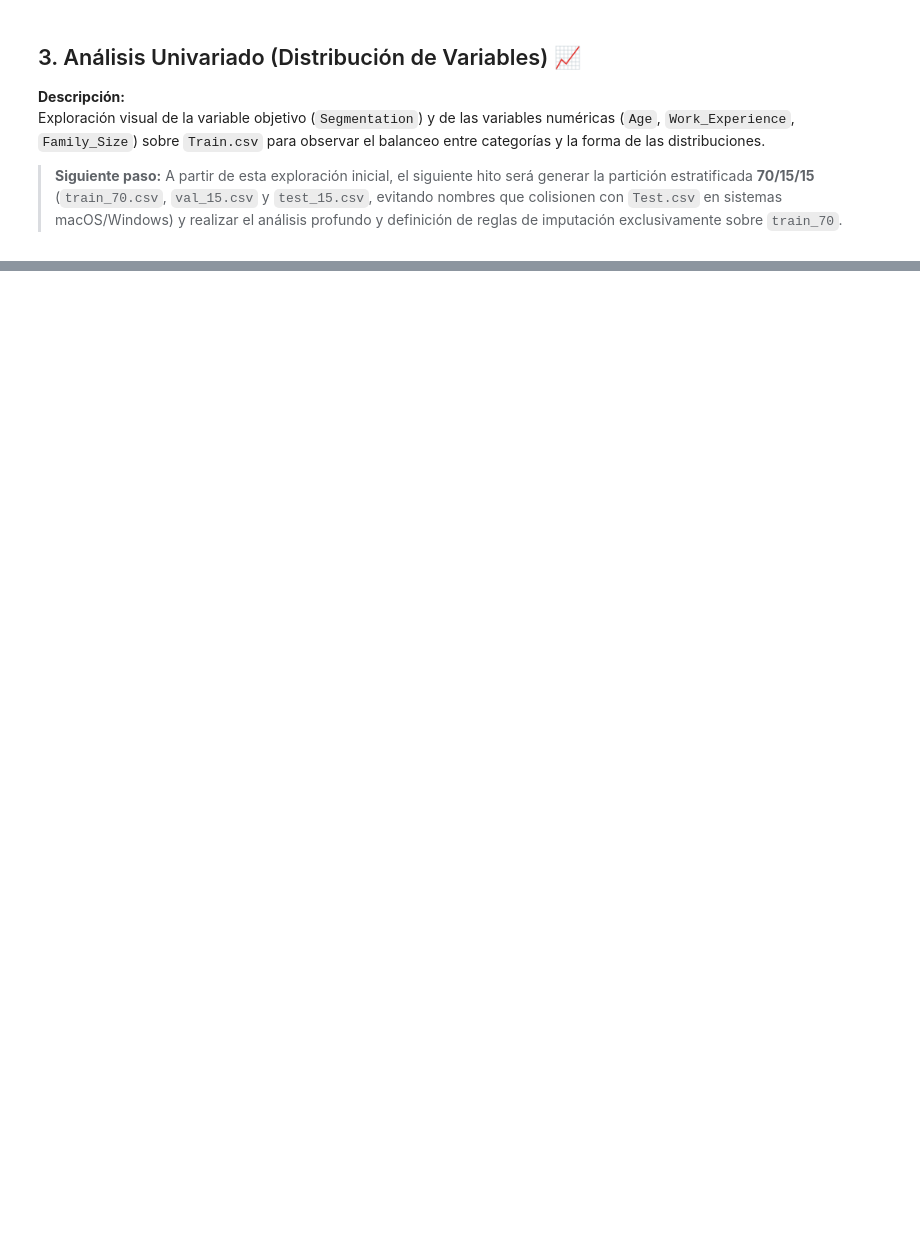
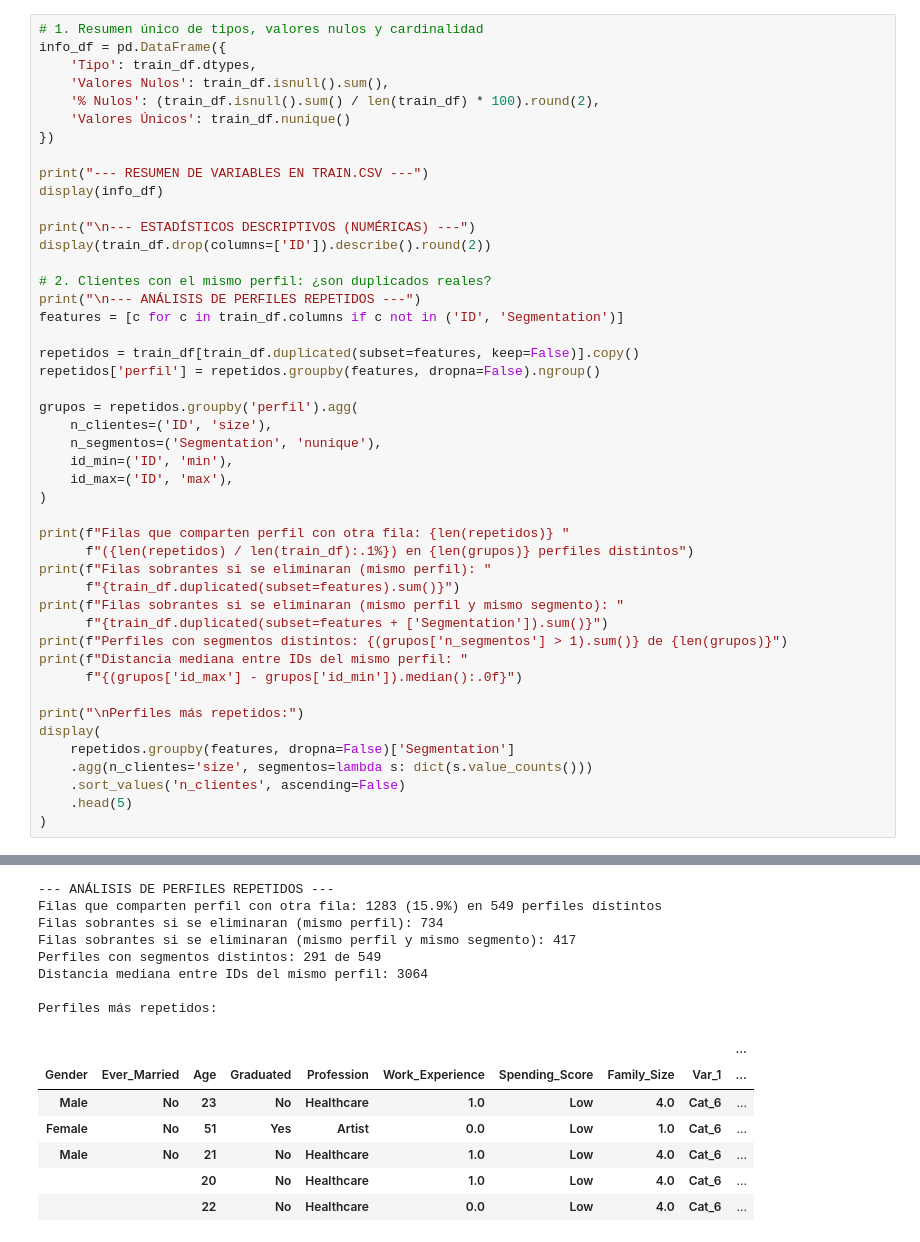
Before and after one commit to IA-P1-BCN/customer-segmentation-multiclass, a Jupyter notebook: 01_eda_inicial.ipynb, the cells around one changed output, grey strips where cells are left out. Saved outputs shown, nothing was run; the diff lists cells and outputs as text; blank space fills up the shorter version.

Commit message:
fix(eda): regenerar split siempre, Restart & Run All y añadir perfiles repetidos y categoricas

```diff
--- a/01_eda_inicial.ipynb
+++ b/01_eda_inicial.ipynb
@@ -95,6 +56,47 @@ display(train_df.drop(columns=['ID']).describe().round(2))
-# %% [markdown]
-## 3. Análisis Univariado (Distribución de Variables) 📈
-**Descripción:**
-Exploración visual de la variable objetivo (`Segmentation`) y de las variables numéricas (`Age`, `Work_Experience`, `Family_Size`) sobre `Train.csv` para observar el balanceo entre categorías y la forma de las distribuciones.
-
-> **Siguiente paso:** A partir de esta exploración inicial, el siguiente hito será generar la partición estratificada **70/15/15** (`train_70.csv`, `val_15.csv` y `test_15.csv`, evitando nombres que colisionen con `Test.csv` en sistemas macOS/Windows) y realizar el análisis profundo y definición de reglas de imputación exclusivamente sobre `train_70`.
+# %%
+# 1. Resumen único de tipos, valores nulos y cardinalidad
+info_df = pd.DataFrame({
+    'Tipo': train_df.dtypes,
+    'Valores Nulos': train_df.isnull().sum(),
+    '% Nulos': (train_df.isnull().sum() / len(train_df) * 100).round(2),
+    'Valores Únicos': train_df.nunique()
+})
+
+print("--- RESUMEN DE VARIABLES EN TRAIN.CSV ---")
+display(info_df)
+
+print("\n--- ESTADÍSTICOS DESCRIPTIVOS (NUMÉRICAS) ---")
+display(train_df.drop(columns=['ID']).describe().round(2))
+
+# 2. Clientes con el mismo perfil: ¿son duplicados reales?
+print("\n--- ANÁLISIS DE PERFILES REPETIDOS ---")
+features = [c for c in train_df.columns if c not in ('ID', 'Segmentation')]
+
+repetidos = train_df[train_df.duplicated(subset=features, keep=False)].copy()
+repetidos['perfil'] = repetidos.groupby(features, dropna=False).ngroup()
+
+grupos = repetidos.groupby('perfil').agg(
+    n_clientes=('ID', 'size'),
+    n_segmentos=('Segmentation', 'nunique'),
+    id_min=('ID', 'min'),
+    id_max=('ID', 'max'),
+)
+
+print(f"Filas que comparten perfil con otra fila: {len(repetidos)} "
+      f"({len(repetidos) / len(train_df):.1%}) en {len(grupos)} perfiles distintos")
+print(f"Filas sobrantes si se eliminaran (mismo perfil): "
+      f"{train_df.duplicated(subset=features).sum()}")
+print(f"Filas sobrantes si se eliminaran (mismo perfil y mismo segmento): "
+      f"{train_df.duplicated(subset=features + ['Segmentation']).sum()}")
+print(f"Perfiles con segmentos distintos: {(grupos['n_segmentos'] > 1).sum()} de {len(grupos)}")
+print(f"Distancia mediana entre IDs del mismo perfil: "
+      f"{(grupos['id_max'] - grupos['id_min']).median():.0f}")
+
+print("\nPerfiles más repetidos:")
+display(
+    repetidos.groupby(features, dropna=False)['Segmentation']
+    .agg(n_clientes='size', segmentos=lambda s: dict(s.value_counts()))
+    .sort_values('n_clientes', ascending=False)
+    .head(5)
+)
+# %% [output]
@@ -100,0 +126,15 @@ Exploración visual de la variable objetivo (`Segmentation`) y de las variables
+--- ANÁLISIS DE PERFILES REPETIDOS ---
+Filas que comparten perfil con otra fila: 1283 (15.9%) en 549 perfiles distintos
+Filas sobrantes si se eliminaran (mismo perfil): 734
+Filas sobrantes si se eliminaran (mismo perfil y mismo segmento): 417
+Perfiles con segmentos distintos: 291 de 549
+Distancia mediana entre IDs del mismo perfil: 3064
+
+Perfiles más repetidos:
+|  |  |  |  |  |  |  |  |  | ... |
+| Gender | Ever_Married | Age | Graduated | Profession | Work_Experience | Spending_Score | Family_Size | Var_1 | ... |
+| Male | No | 23 | No | Healthcare | 1.0 | Low | 4.0 | Cat_6 | ... |
+| Female | No | 51 | Yes | Artist | 0.0 | Low | 1.0 | Cat_6 | ... |
+| Male | No | 21 | No | Healthcare | 1.0 | Low | 4.0 | Cat_6 | ... |
+|  |  | 20 | No | Healthcare | 1.0 | Low | 4.0 | Cat_6 | ... |
+|  |  | 22 | No | Healthcare | 0.0 | Low | 4.0 | Cat_6 | ... |
```
Also changed, not shown: parts of 12 cells of this notebook.
